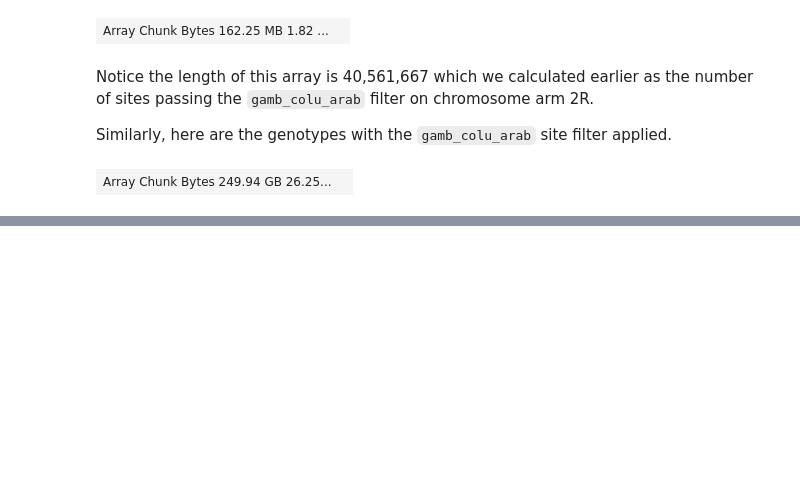
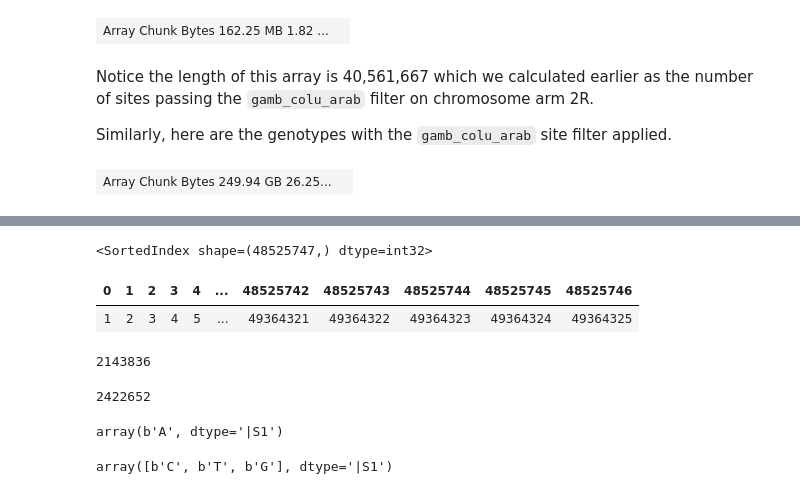
Before and after one commit to malariagen/vector-data, a Jupyter notebook: docs/ag3/examples/snps.ipynb, the cells around one changed output, grey strips where cells are left out. Drawn from its saved outputs; the diff is of its cells as text; code cells hidden in the pictures; blank space fills up the shorter version.

```diff
--- a/docs/ag3/examples/snps.ipynb
+++ b/docs/ag3/examples/snps.ipynb
@@ -658,0 +649,29 @@ df_samples.head()
+# %%
+pos, ref, alt = ag3.snp_sites(contig="2L")
+pos = allel.SortedIndex(pos)
+pos
+# %% [output]
+<SortedIndex shape=(48525747,) dtype=int32>
+| 0 | 1 | 2 | 3 | 4 | ... | 48525742 | 48525743 | 48525744 | 48525745 | 48525746 |
+| 1 | 2 | 3 | 4 | 5 | ... | 49364321 | 49364322 | 49364323 | 49364324 | 49364325 |
+# %%
+# locate the position of interest
+loc_site = pos.locate_key(2422652)
+loc_site
+# %% [output]
+2143836
+# %%
+# check the position is correct
+pos[loc_site]
+# %% [output]
+2422652
+# %%
+# check the reference alleles
+ref[loc_site].compute()
+# %% [output]
+array(b'A', dtype='|S1')
+# %%
+# check the alternate alleles
+alt[loc_site].compute()
+# %% [output]
+array([b'C', b'T', b'G'], dtype='|S1')
```
Also changed, not shown: parts of 19 cells of this notebook.
